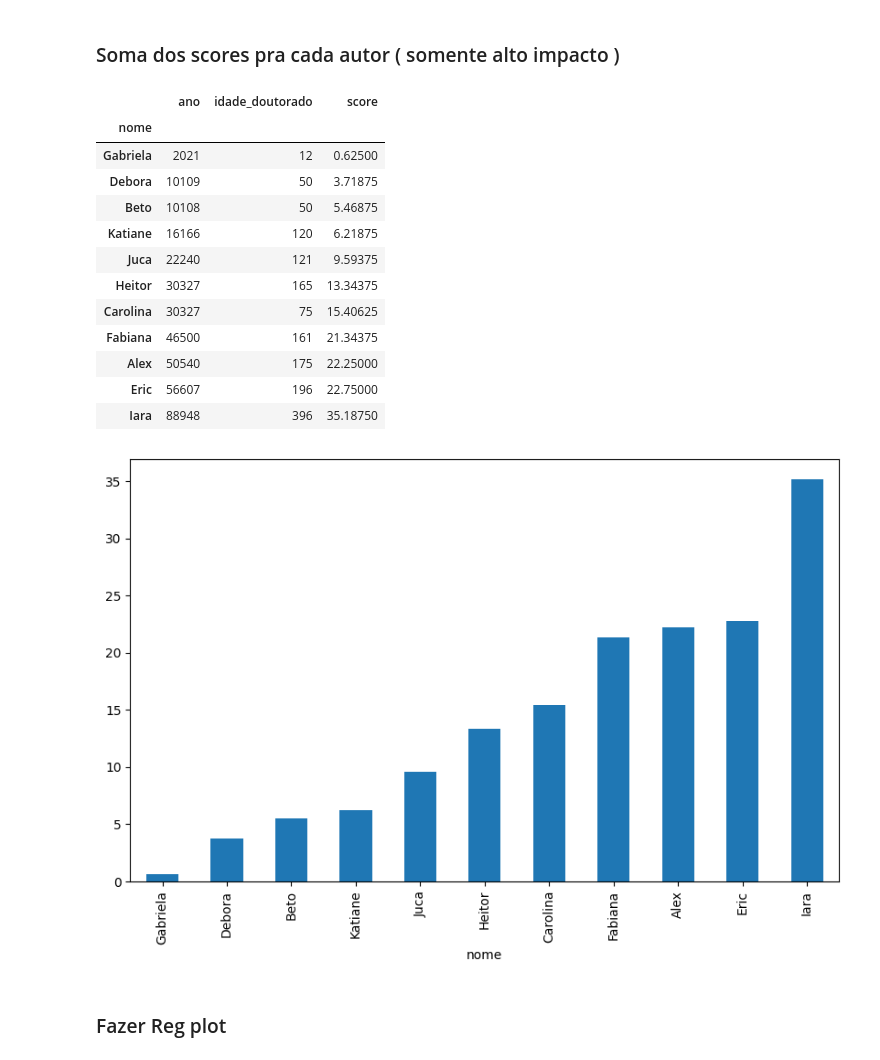
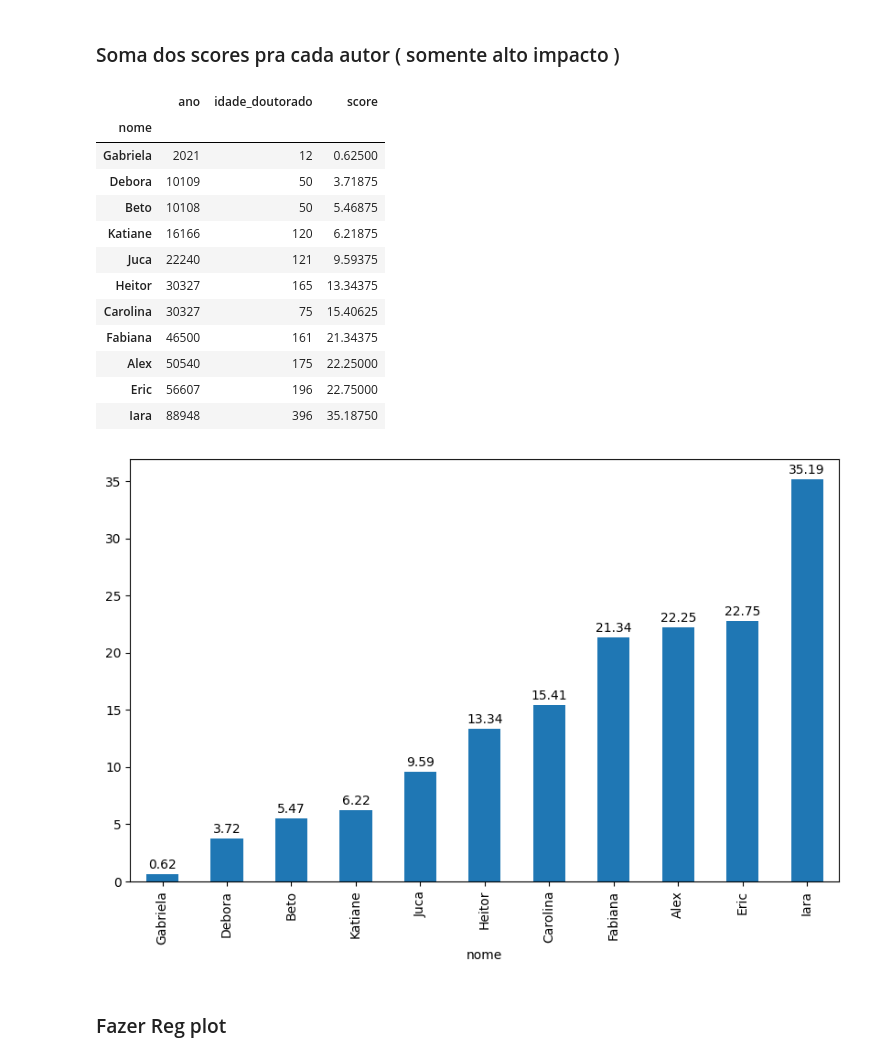
Before and after one commit to Draylon/ppgca_cd_debate, a Jupyter notebook: score_geral.ipynb, the cells around one changed output. Cells and saved outputs as stored; diff of their text form; code cells hidden in the pictures.

```diff
--- a/score_geral.ipynb
+++ b/score_geral.ipynb
@@ -170,7 +170,10 @@ dtype: int64
 #quantas publicacoes p/ prof
 comp1 = all_merge.groupby('nome').size().sort_values(ascending=True)
 #comp1 = all_merge.groupby('nome').count()['id_publicacao'].sort_values(ascending=True)
-comp1.plot(kind='bar')
+ax1 = comp1.plot(kind='bar')
+for p in ax1.patches:
+    height = p.get_height()
+    ax1.text(p.get_x() + p.get_width() / 2., height + 1, f'{height:.2f}', ha='center')
 comp1
 # %% [output]
 nome
@@ -194,9 +197,13 @@ pubs1 = autor[autor['id_autor'].isin([3,8])]['id_publicacao']
 asd = autor[autor['id_publicacao'].isin(pubs1)].groupby('id_publicacao').count() # contagem de autores por publicacao
 pubs_em_conjunto = asd[asd['id_autor'] > 1].sort_values(by='id_autor').index
 
-count_por_autor = autor[(autor['id_autor'].isin([3,8])) & (autor['id_publicacao'].isin(pubs_em_conjunto))].sort_values(by='id_autor').groupby('id_autor').count()
-count_por_autor.merge(docente[['id','nome']],left_on='id_autor',right_on='id',how='left').set_index('nome').rename(columns={"id_publicacao": "quantidade"}).drop('id',axis=1)
+count_por_autor = autor[ (autor['id_publicacao'].isin(pubs_em_conjunto))].sort_values(by='id_autor').groupby('id_autor').count()
+asd = count_por_autor.merge(docente[['id','nome']],left_on='id_autor',right_on='id',how='left').set_index('nome').rename(columns={"id_publicacao": "quantidade"}).drop('id',axis=1)
 #asd = autor.loc[autor['id_publicacao'].isin(pubs1)]
 #asd = asd.groupby('id_publicacao').count()
 #asd[asd['id_autor'] > 1]
+ax1 = asd.plot(kind='bar')
+for p in ax1.patches:
+    height = p.get_height()
+    ax1.text(p.get_x() + p.get_width() / 2., height - 0.85, f'{height:.2f}', ha='center')
 # %% [output]
@@ -213,26 +217,29 @@ count_por_autor.merge(docente[['id','nome']],left_on='id_autor',right_on='id',ho
 # %%
 fig, ax1 = plt.subplots(1,1,figsize=(10,6))
 df11 = all_merge[all_merge['qualis'].isin(['A1','A2','A3','A4'])].groupby(['nome']).sum().sort_values(by='score',ascending=True)
-df11['score'].plot(kind='bar')
+ax1 = df11['score'].plot(kind='bar')
+for p in ax1.patches:
+    height = p.get_height()
+    ax1.text(p.get_x() + p.get_width() / 2., height + 0.5, f'{height:.2f}', ha='center')
 df11[['ano','idade_doutorado','score']]
 #ax1.plot(df11)
 #.plot(kind='barh',cmap=plt.get_cmap('Spectral'),edgecolor=None)
 #plt.legend()
 # %% [output]
 |  | ano | idade_doutorado | score |
 | nome |  |  |  |
 | Gabriela | 2021 | 12 | 0.62500 |
 | Debora | 10109 | 50 | 3.71875 |
 | Beto | 10108 | 50 | 5.46875 |
 | Katiane | 16166 | 120 | 6.21875 |
 | Juca | 22240 | 121 | 9.59375 |
 | Heitor | 30327 | 165 | 13.34375 |
 | Carolina | 30327 | 75 | 15.40625 |
 | Fabiana | 46500 | 161 | 21.34375 |
 | Alex | 50540 | 175 | 22.25000 |
 | Eric | 56607 | 196 | 22.75000 |
 | Iara | 88948 | 396 | 35.18750 |
-[figure, old version]
+[figure, new version]
 # %% [markdown]
 ### Fazer Reg plot
 # %% [markdown]
```
Also changed, not shown: parts of 7 cells of this notebook.
